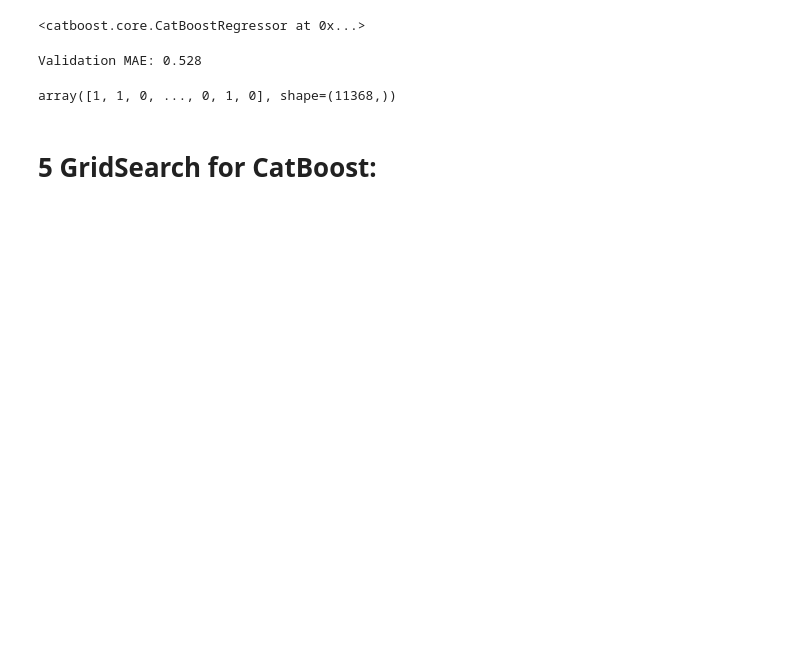
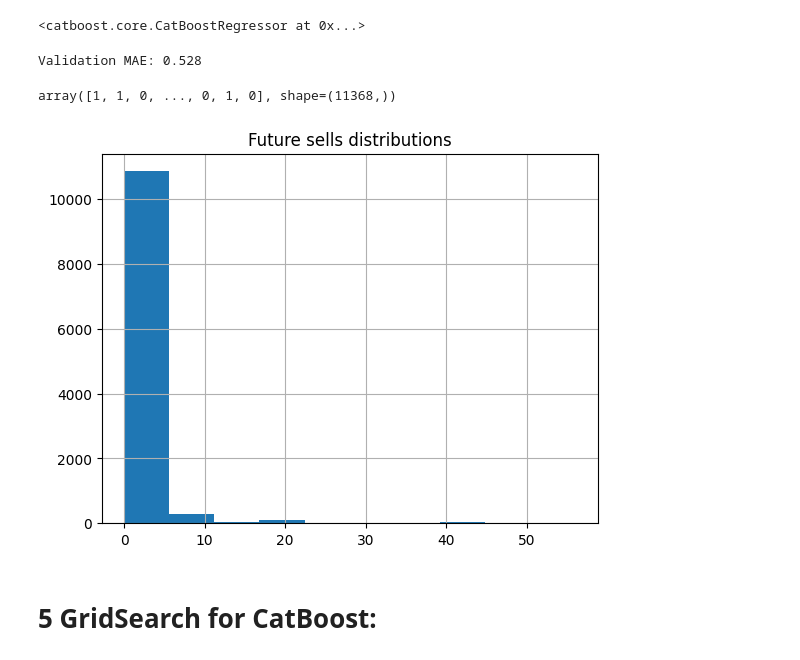
Before and after one commit to starovit/forecast-sales, a Jupyter notebook: notebooks/02_model.ipynb, the cells around one changed output. Saved outputs shown, nothing was run; the diff lists cells and outputs as text; code cells hidden in the pictures; blank space fills up the shorter version.

```diff
--- a/notebooks/02_model.ipynb
+++ b/notebooks/02_model.ipynb
@@ -348,6 +352,12 @@ df_future["sales_quantity"] = y_pred_test_int
 # Save prediction
 df_future = df_future.sort_index()
 df_future.to_csv("../results/df_future.csv")
+# %%
+df_future.sales_quantity.hist()
+plt.title("Future sells distributions")
+plt.show()
+# %% [output]
+[figure, added]
 # %% [markdown]
 # 5 GridSearch for CatBoost:
 # %%
```
Also changed, not shown: parts of 11 cells of this notebook, 1 other file.
